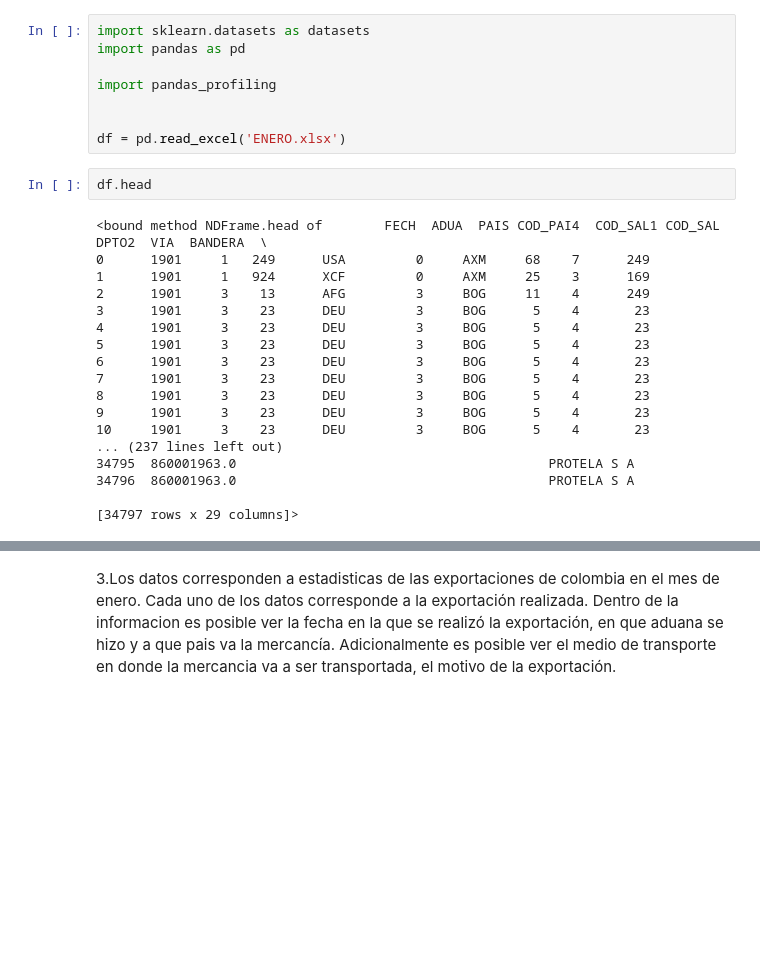
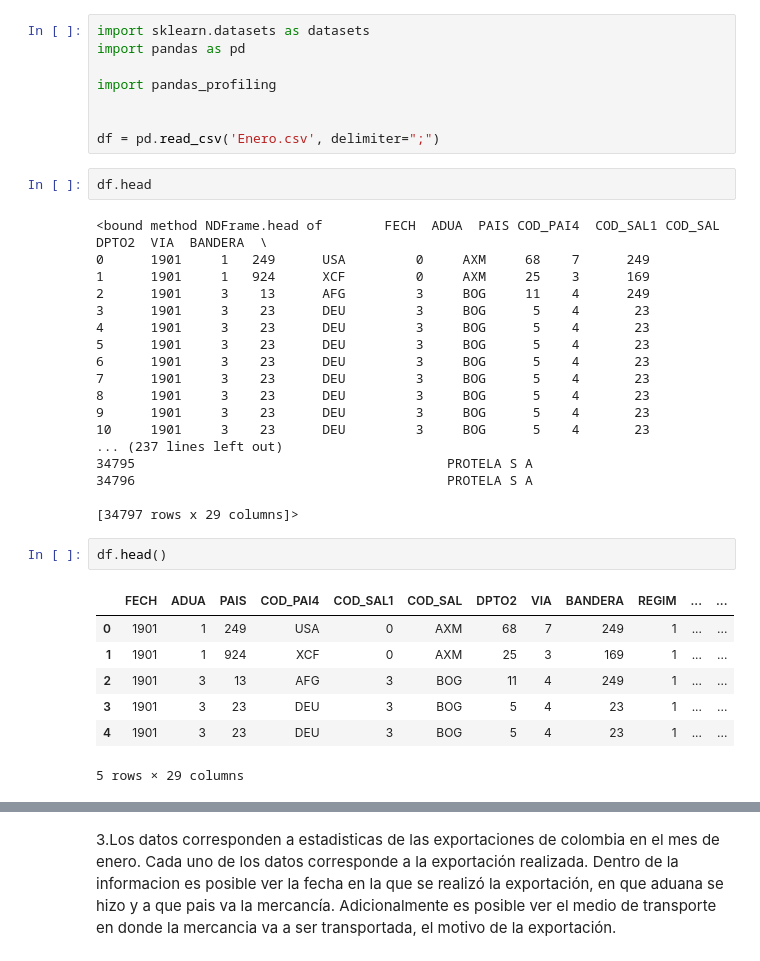
Before and after one commit to dgguarin20/CDA_Tree_CHAID, a Jupyter notebook: Untitled8.ipynb, the cells around one changed output, grey strips where cells are left out. Saved outputs shown, nothing was run; the diff lists cells and outputs as text; blank space fills up the shorter version.

```diff
--- a/Untitled8.ipynb
+++ b/Untitled8.ipynb
@@ -5,7 +5,7 @@ import pandas as pd
 import pandas_profiling
 
 
-df = pd.read_excel('ENERO.xlsx')
+df = pd.read_csv('Enero.csv', delimiter=";")
 # %%
 df.head
 # %% [output]
@@ -22,7 +22,17 @@ df.head
 9      1901     3    23      DEU         3     BOG      5    4       23
 10     1901     3    23      DEU         3     BOG      5    4       23
 ... (237 lines left out)
-34795  860001963.0                                        PROTELA S A
-34796  860001963.0                                        PROTELA S A
+34795                                        PROTELA S A
+34796                                        PROTELA S A
 
 [34797 rows x 29 columns]>
+# %%
+df.head()
+# %% [output]
+|  | FECH | ADUA | PAIS | COD_PAI4 | COD_SAL1 | COD_SAL | DPTO2 | VIA | BANDERA | REGIM | ... | ... |
+| 0 | 1901 | 1 | 249 | USA | 0 | AXM | 68 | 7 | 249 | 1 | ... | ... |
+| 1 | 1901 | 1 | 924 | XCF | 0 | AXM | 25 | 3 | 169 | 1 | ... | ... |
+| 2 | 1901 | 3 | 13 | AFG | 3 | BOG | 11 | 4 | 249 | 1 | ... | ... |
+| 3 | 1901 | 3 | 23 | DEU | 3 | BOG | 5 | 4 | 23 | 1 | ... | ... |
+| 4 | 1901 | 3 | 23 | DEU | 3 | BOG | 5 | 4 | 23 | 1 | ... | ... |
+5 rows × 29 columns
```
Also changed, not shown: parts of 10 cells of this notebook, 1 other file.
